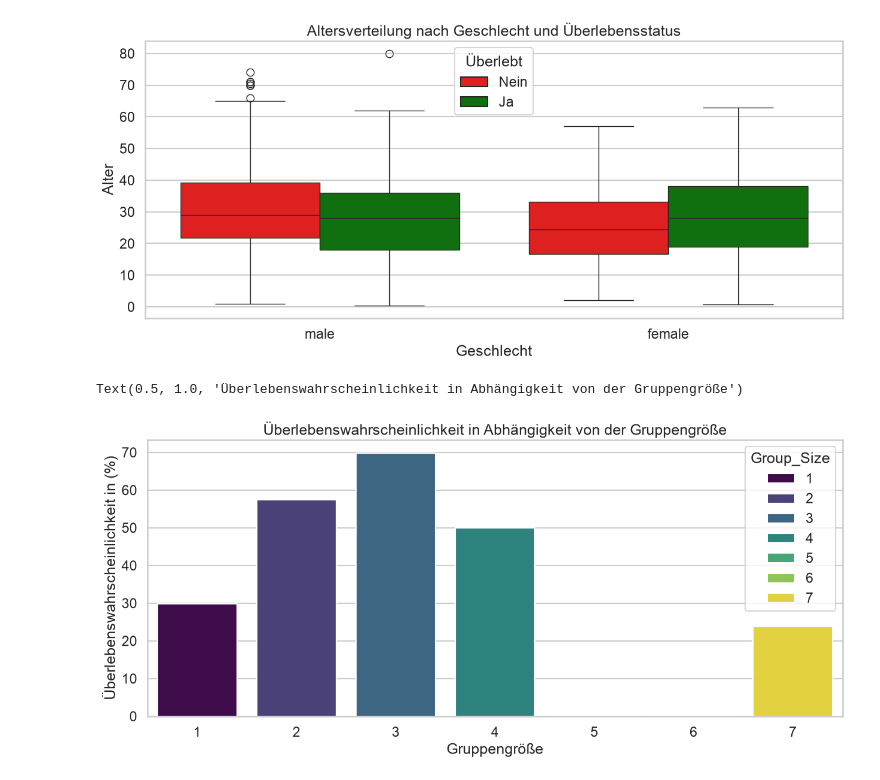
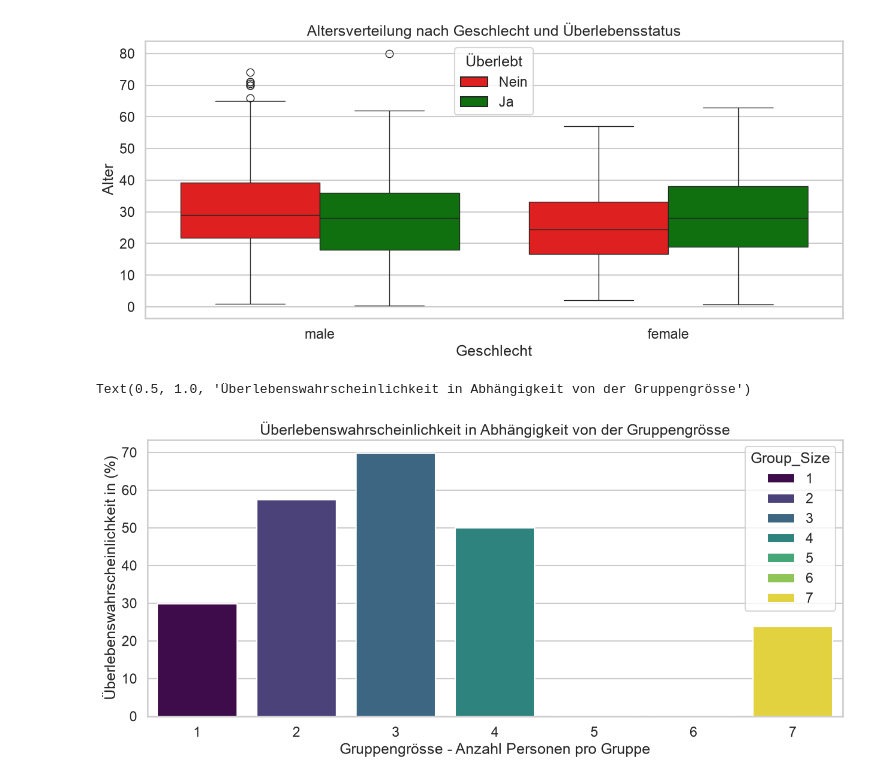
Before and after one commit to kernlogik/titanic_passengers, a Jupyter notebook: Notebook/titanic_nb_luca.ipynb, the cells around one changed output. Saved outputs shown, nothing was run; the diff lists cells and outputs as text; code cells hidden in the pictures.

Commit message:
Überlebenschance in Abhängkeit von Gruppengrössen

```diff
--- a/Notebook/titanic_nb_luca.ipynb
+++ b/Notebook/titanic_nb_luca.ipynb
@@ -65,27 +65,27 @@ bp.legend(handles=handles, title="Überlebt", loc="upper center", labels=["Nein"
 # %%
 #hatten alleinreisende schlechtere überlebensschancen als zusammenreisende? (Ticketnummern vergleichen)
 
 titanic_data = pd.read_parquet("../titanic.parquet")
 
 titanic_data.head()
 
 zusammenreisende = titanic_data["Ticket"].value_counts()
 
 titanic_data["Group_Size"] = titanic_data["Ticket"].map(zusammenreisende)
 ueberlebenschancen_dezimal = titanic_data.groupby("Group_Size")["Survived"].mean()
 
 ueberlebenschancen_prozent = ueberlebenschancen_dezimal * 100
 
 sns.set_theme(style="whitegrid", context="talk")
 
 plt.figure(figsize=(15, 6))
 sns.set_theme(style="whitegrid", context="talk")
 
 
 pb = sns.barplot(x=ueberlebenschancen_prozent.index, y=ueberlebenschancen_prozent.values, palette="viridis", hue=ueberlebenschancen_prozent.index, legend=True)
 pb.set_ylabel("Überlebenswahrscheinlichkeit in (%)")
-pb.set_xlabel("Gruppengröße")
+pb.set_xlabel("Gruppengrösse - Anzahl Personen pro Gruppe")
 pb.set_title("Überlebenswahrscheinlichkeit in Abhängigkeit von der Gruppengrösse")
 # %% [output]
-Text(0.5, 1.0, 'Überlebenswahrscheinlichkeit in Abhängigkeit von der Gruppengröße')
+Text(0.5, 1.0, 'Überlebenswahrscheinlichkeit in Abhängigkeit von der Gruppengrösse')
-[figure, old version]
+[figure, new version]
```
